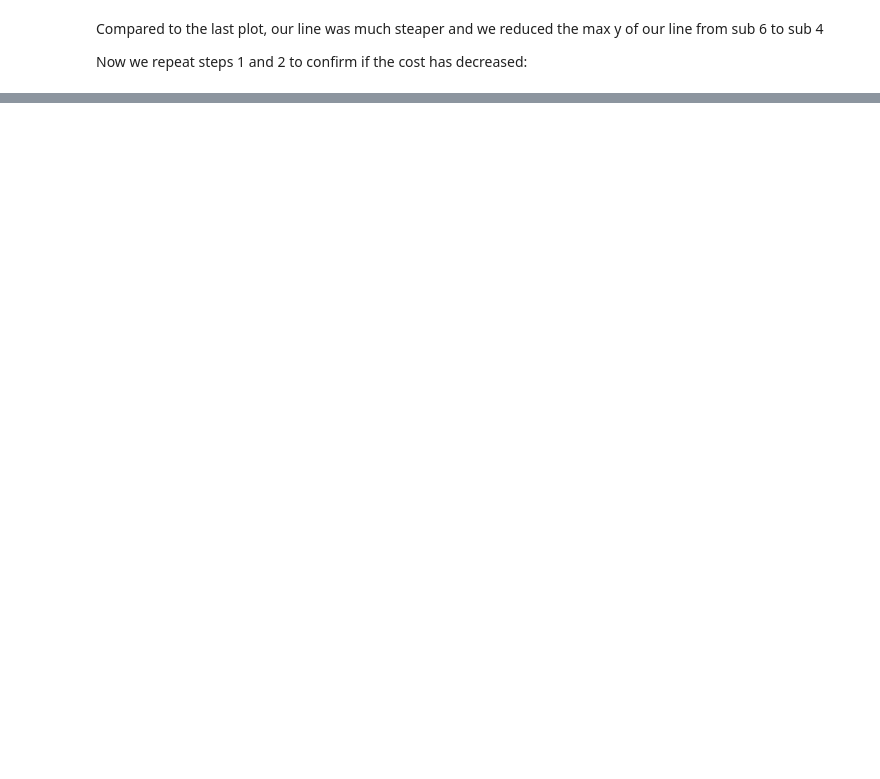
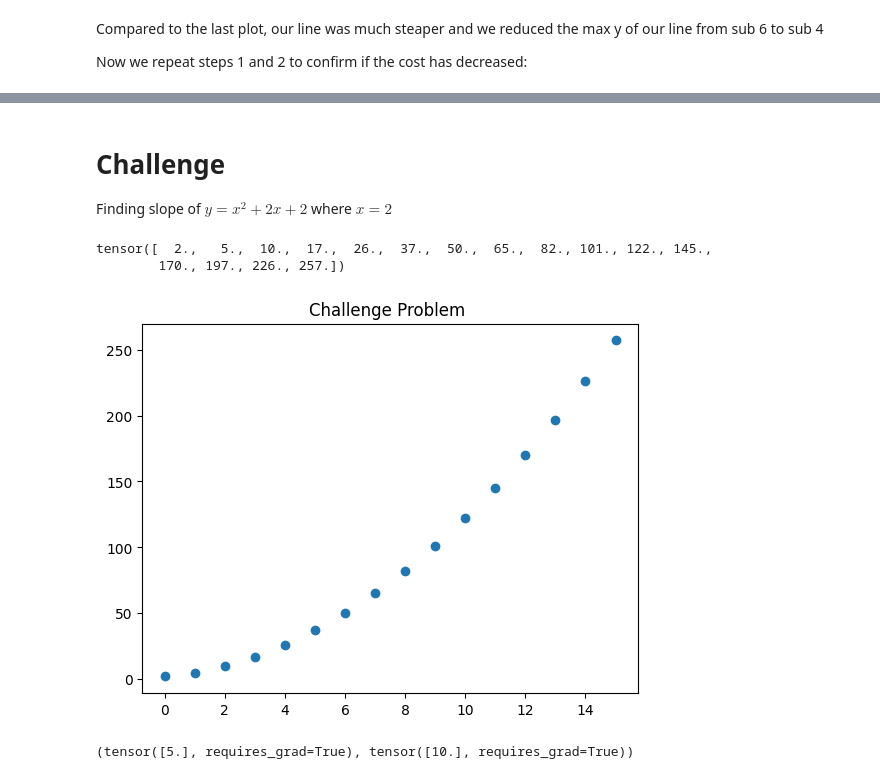
Before and after one commit to MiguelPartosa/Learning-Derivatives-with-Python, a Jupyter notebook: Regression.ipynb, the cells around one changed output, grey strips where cells are left out. Cells and saved outputs as stored; diff of their text form; code cells hidden in the pictures; blank space fills up the shorter version.

Commit message:
typo correction and unfinished challenge

```diff
--- a/Regression.ipynb
+++ b/Regression.ipynb
@@ -191,0 +191,26 @@ regression_plot(x,y,m,b)
+# %% [markdown]
+# Challenge
+Finding slope of $y = x^2 + 2x + 2$ where $x=2$
+# %%
+def challengeFunc(my_x):
+    return my_x**2 + 2*my_x+ 2
+# %%
+x = torch.arange(16, dtype=torch.float32)
+#  using 16 data points to get a more accurate result
+y = challengeFunc(x)
+y
+# %% [output]
+tensor([  2.,   5.,  10.,  17.,  26.,  37.,  50.,  65.,  82., 101., 122., 145.,
+        170., 197., 226., 257.])
+# %%
+fig, ax = plt.subplots()
+plt.title("Challenge Problem ")
+_ = ax.scatter(x,y)
+# %% [output]
+[figure, added]
+# %%
+m = torch.tensor([5.0]).requires_grad_()
+b = torch.tensor([10.0]).requires_grad_()
+m,b
+# %% [output]
+(tensor([5.], requires_grad=True), tensor([10.], requires_grad=True))
```
Also changed, not shown: parts of 17 cells of this notebook.
